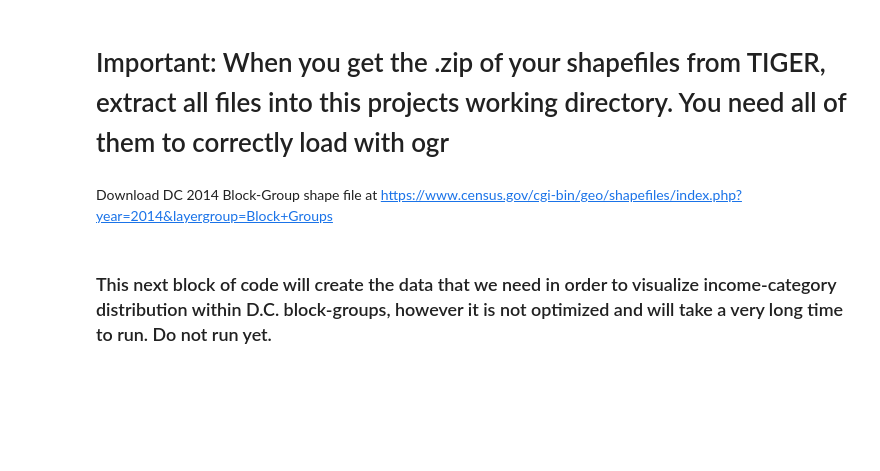
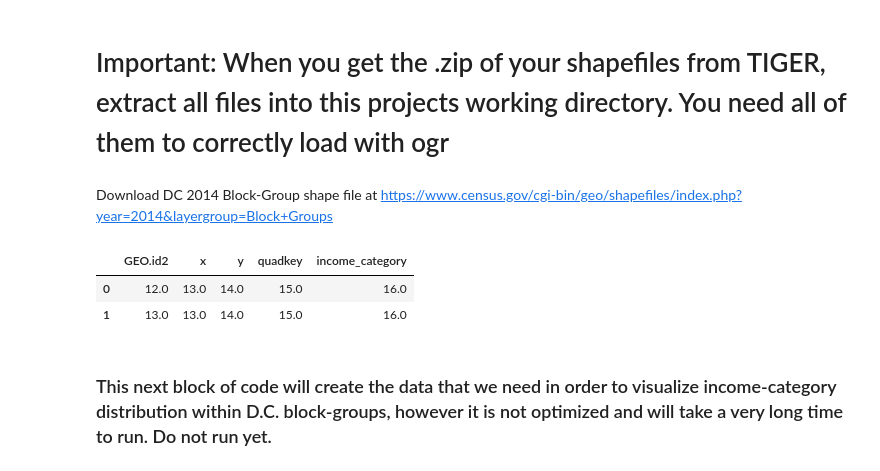
Before and after one commit to Knowa42/DCIncomeMapper, a Jupyter notebook: CensusIncome.ipynb, the cells around one changed output. Cells and saved outputs as stored; diff of their text form; code cells hidden in the pictures; blank space fills up the shorter version.

Commit message:
Update notebook to have correct data-generating code, add complete data file to be visualized

```diff
--- a/CensusIncome.ipynb
+++ b/CensusIncome.ipynb
@@ -93,5 +115,14 @@ field_defns = [feat_defn.GetFieldDefn(i) for i in range(feat_defn.GetFieldCount(
 for i, defn in enumerate(field_defns):
     if defn.GetName() == 'GEOID':
         geo_field = i
+# %%
+
+out_csv = pd.DataFrame(columns=('GEO.id2', 'x', 'y', 'quadkey', 'income_category'))
+out_csv = out_csv.append(dict([('GEO.id2',12),('x',13),('y',14),('quadkey',15),('income_category',16)]),ignore_index=True)
+out_csv.append(dict([('GEO.id2',13),('x',13),('y',14),('quadkey',15),('income_category',16)]),ignore_index=True)
+# %% [output]
+|  | GEO.id2 | x | y | quadkey | income_category |
+| 0 | 12.0 | 13.0 | 14.0 | 15.0 | 16.0 |
+| 1 | 13.0 | 13.0 | 14.0 | 15.0 | 16.0 |
 # %% [markdown]
 ### This next block of code will create the data that we need in order to visualize income-category distribution within D.C. block-groups, however it is not optimized and will take a very long time to run. Do not run yet.
```
Also changed, not shown: parts of 5 cells of this notebook, 1 other file.
